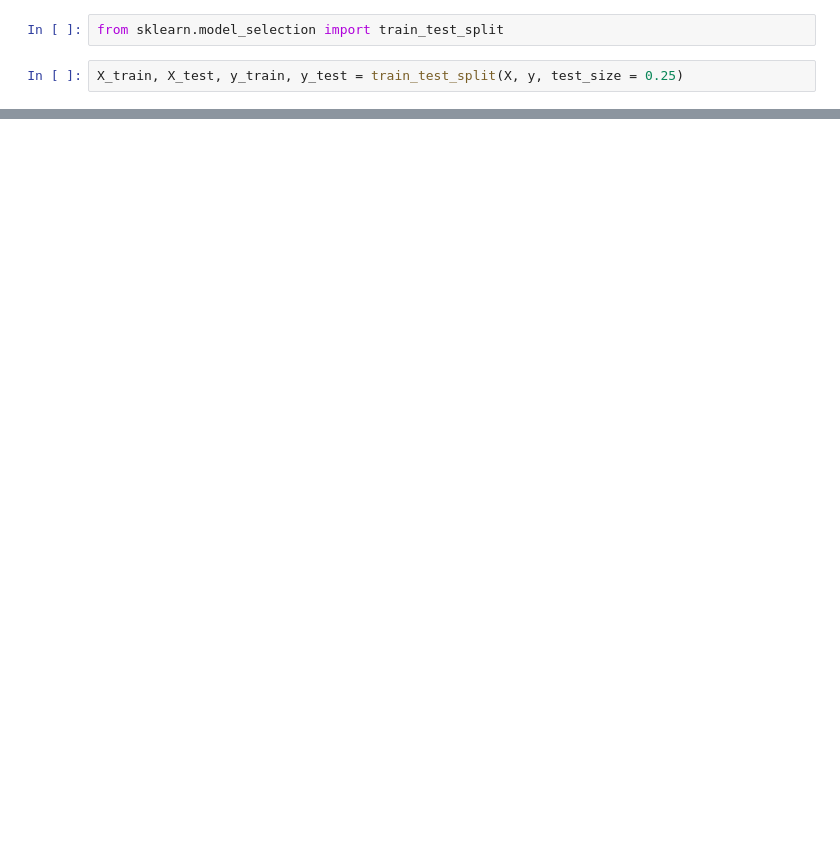
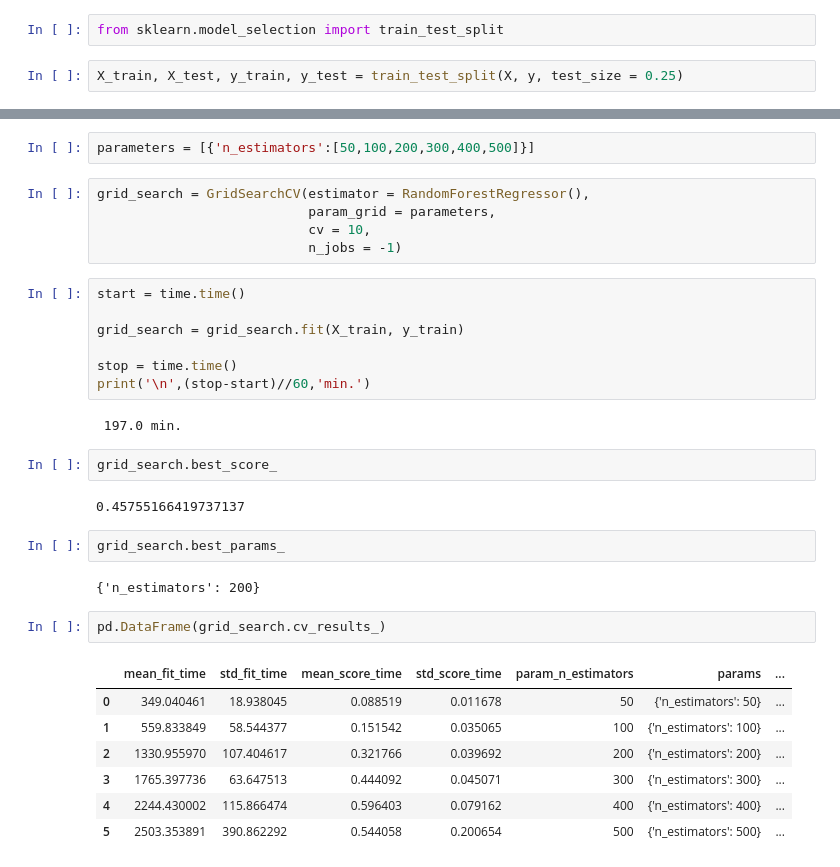
Before and after one commit to 5piotr/real_estate_price_estimator, a Jupyter notebook: regression/random_forest_regression.ipynb, the cells around one changed output, grey strips where cells are left out. Cells and saved outputs as stored; diff of their text form; blank space fills up the shorter version.

Commit message:
added grid search for regression

```diff
--- a/regression/random_forest_regression.ipynb
+++ b/regression/random_forest_regression.ipynb
@@ -24,0 +29,34 @@ RandomForestRegressor(n_estimators=50, random_state=0)
+# %%
+parameters = [{'n_estimators':[50,100,200,300,400,500]}]
+# %%
+grid_search = GridSearchCV(estimator = RandomForestRegressor(),
+                           param_grid = parameters,
+                           cv = 10,
+                           n_jobs = -1)
+# %%
+start = time.time()
+
+grid_search = grid_search.fit(X_train, y_train)
+
+stop = time.time()
+print('\n',(stop-start)//60,'min.')
+# %% [output]
+ 197.0 min.
+# %%
+grid_search.best_score_
+# %% [output]
+0.45755166419737137
+# %%
+grid_search.best_params_
+# %% [output]
+{'n_estimators': 200}
+# %%
+pd.DataFrame(grid_search.cv_results_)
+# %% [output]
+|  | mean_fit_time | std_fit_time | mean_score_time | std_score_time | param_n_estimators | params | ... |
+| 0 | 349.040461 | 18.938045 | 0.088519 | 0.011678 | 50 | {'n_estimators': 50} | ... |
+| 1 | 559.833849 | 58.544377 | 0.151542 | 0.035065 | 100 | {'n_estimators': 100} | ... |
+| 2 | 1330.955970 | 107.404617 | 0.321766 | 0.039692 | 200 | {'n_estimators': 200} | ... |
+| 3 | 1765.397736 | 63.647513 | 0.444092 | 0.045071 | 300 | {'n_estimators': 300} | ... |
+| 4 | 2244.430002 | 115.866474 | 0.596403 | 0.079162 | 400 | {'n_estimators': 400} | ... |
+| 5 | 2503.353891 | 390.862292 | 0.544058 | 0.200654 | 500 | {'n_estimators': 500} | ... |
```
Also changed, not shown: parts of 20 cells of this notebook, 41 other files.
